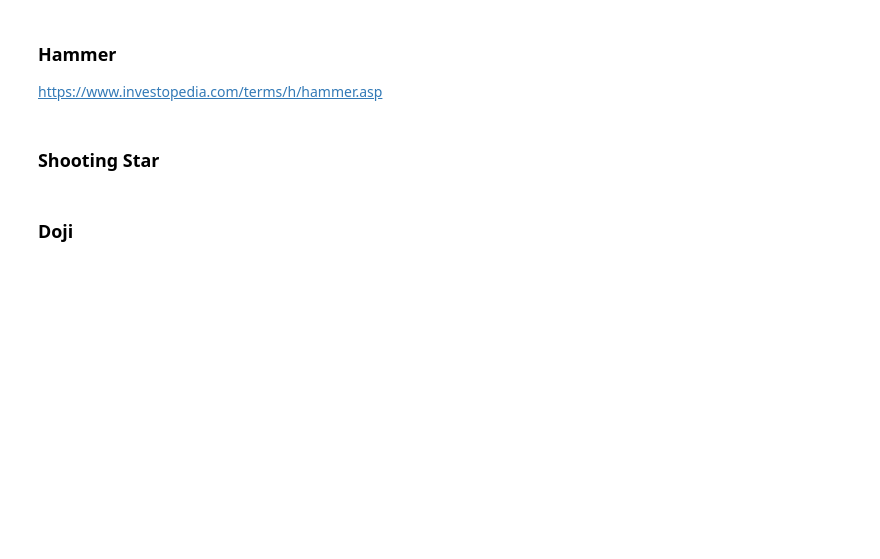
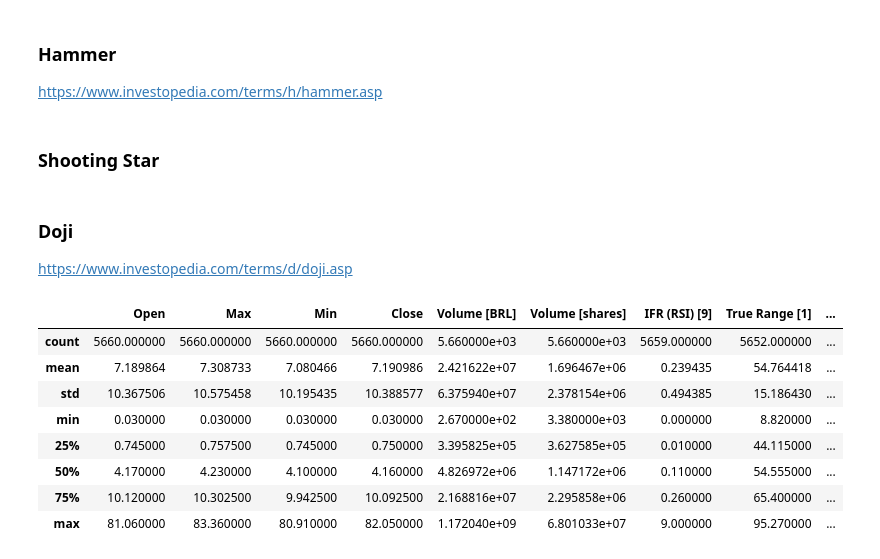
Before and after one commit to brunokiyoshi/Nanodegree-MLE-capstone-project, a Jupyter notebook: feature_engineering.ipynb, the cells around one changed output. Drawn from its saved outputs; the diff is of its cells as text; code cells hidden in the pictures; blank space fills up the shorter version.

```diff
--- a/feature_engineering.ipynb
+++ b/feature_engineering.ipynb
@@ -487,4 +404,2 @@ def hammer(df):
 # %% [markdown]
 ### Shooting Star
-# %% [markdown]
-### Doji
@@ -490,0 +429,15 @@ def hammer(df):
+# %% [markdown]
+### Doji
+https://www.investopedia.com/terms/d/doji.asp
+# %%
+wege_df.describe()
+# %% [output]
+|  | Open | Max | Min | Close | Volume [BRL] | Volume [shares] | IFR (RSI) [9] | True Range [1] | ... |
+| count | 5660.000000 | 5660.000000 | 5660.000000 | 5660.000000 | 5.660000e+03 | 5.660000e+03 | 5659.000000 | 5652.000000 | ... |
+| mean | 7.189864 | 7.308733 | 7.080466 | 7.190986 | 2.421622e+07 | 1.696467e+06 | 0.239435 | 54.764418 | ... |
+| std | 10.367506 | 10.575458 | 10.195435 | 10.388577 | 6.375940e+07 | 2.378154e+06 | 0.494385 | 15.186430 | ... |
+| min | 0.030000 | 0.030000 | 0.030000 | 0.030000 | 2.670000e+02 | 3.380000e+03 | 0.000000 | 8.820000 | ... |
+| 25% | 0.745000 | 0.757500 | 0.745000 | 0.750000 | 3.395825e+05 | 3.627585e+05 | 0.010000 | 44.115000 | ... |
+| 50% | 4.170000 | 4.230000 | 4.100000 | 4.160000 | 4.826972e+06 | 1.147172e+06 | 0.110000 | 54.555000 | ... |
+| 75% | 10.120000 | 10.302500 | 9.942500 | 10.092500 | 2.168816e+07 | 2.295858e+06 | 0.260000 | 65.400000 | ... |
+| max | 81.060000 | 83.360000 | 80.910000 | 82.050000 | 1.172040e+09 | 6.801033e+07 | 9.000000 | 95.270000 | ... |
```
Also changed, not shown: parts of 33 cells of this notebook.
